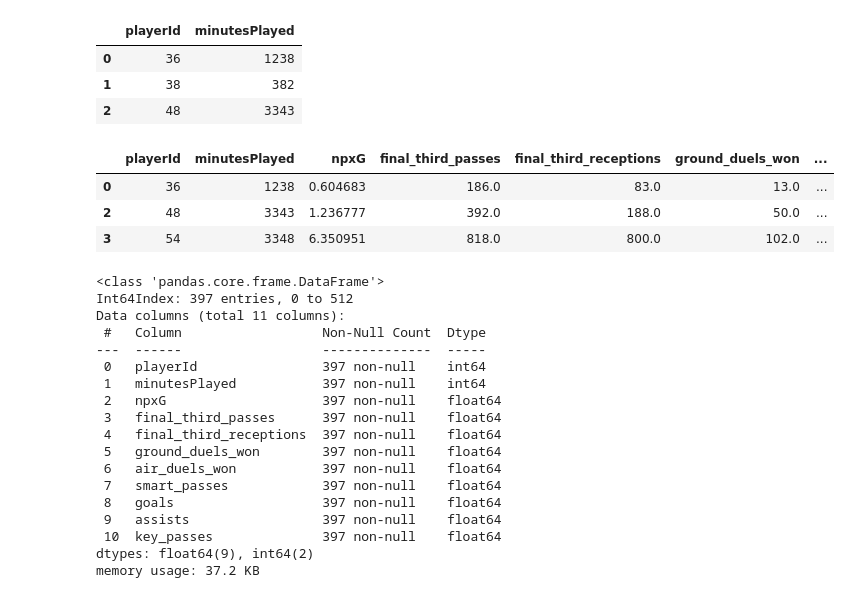
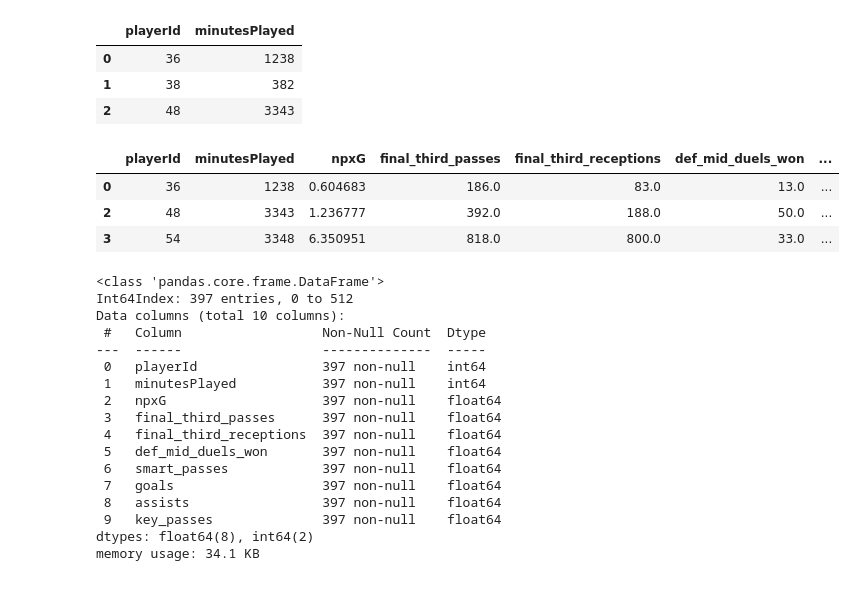
Before and after one commit to yashkarle/soccer-ds-stats, a Jupyter notebook: Projects/4UppsalaMMS/3_StatsScouting/radar_plots_example.ipynb, the cells around one changed output. Drawn from its saved outputs; the diff is of its cells as text; code cells hidden in the pictures.

```diff
--- a/Projects/4UppsalaMMS/3_StatsScouting/radar_plots_example.ipynb
+++ b/Projects/4UppsalaMMS/3_StatsScouting/radar_plots_example.ipynb
@@ -253,0 +271,34 @@ duels.head(3)
+# %%
+def wonDefMidDuels(df):
+    """
+    Parameters
+    ----------
+    df : dataframe
+        dataframe with Wyscout event data.
+
+    Returns
+    -------
+    duels_won: dataframe
+        dataframe with number of won Ground loose ball duel and Ground defending duel for a player
+
+    """
+    #find ground duels won
+    ground_def_duels = df.loc[df["subEventName"].isin(["Ground defending duel", "Ground loose ball duel"])]
+    won_def_duels = ground_def_duels.loc[ground_def_duels.apply (lambda x:{'id':703} in x.tags, axis = 1)]
+
+    #filter for middle 3rd duels
+    won_def_duels["x"] = won_def_duels.positions.apply(lambda cell: (cell[0]['x']) * 105/100)
+    won_def_duels["y"] = won_def_duels.positions.apply(lambda cell: (100 - cell[0]['y']) * 68/100)
+    won_def_mid_duels = won_def_duels.loc[(won_def_duels["x"] < 2*105/3) & (won_def_duels["x"] > 105/3)]
+
+    #group and sum duels
+    result =  won_def_mid_duels.groupby(["playerId"]).eventId.count().reset_index()
+    result.rename(columns = {'eventId':'def_mid_duels_won'}, inplace=True)
+
+    #outer join
+    # def_duels_won = wgdef_player.merge(wglb_player, how = "outer", on = ["playerId"])
+    return result
+
+def_mid_duels = wonDefMidDuels(train)
+#investigate structure
+def_mid_duels.sort_values(by="def_mid_duels_won", ascending=False)
@@ -346,28 +411,28 @@ minutes.head(3)
 # %%
 players = train["playerId"].unique()
 summary = pd.DataFrame(players, columns = ["playerId"])
 
 summary = summary.merge(npxg, how="left", on=["playerId"])\
                 .merge(final_third, how="left", on=["playerId"])\
-                .merge(duels, how="left", on=["playerId"])\
+                .merge(def_mid_duels, how="left", on=["playerId"])\
                 .merge(smart_passes, how="left", on=["playerId"])\
                 .merge(gakp, how="left", on=["playerId"])
 summary = minutes.merge(summary, how="left", on=["playerId"])
 
 summary = summary.fillna(0)
 summary = summary.loc[summary["minutesPlayed"] > 400]
 summary.head(3)
 # %% [output]
-|  | playerId | minutesPlayed | npxG | final_third_passes | final_third_receptions | ground_duels_won | ... |
+|  | playerId | minutesPlayed | npxG | final_third_passes | final_third_receptions | def_mid_duels_won | ... |
 | 0 | 36 | 1238 | 0.604683 | 186.0 | 83.0 | 13.0 | ... |
 | 2 | 48 | 3343 | 1.236777 | 392.0 | 188.0 | 50.0 | ... |
-| 3 | 54 | 3348 | 6.350951 | 818.0 | 800.0 | 102.0 | ... |
+| 3 | 54 | 3348 | 6.350951 | 818.0 | 800.0 | 33.0 | ... |
 # %%
 summary.info()
 # %% [output]
 <class 'pandas.core.frame.DataFrame'>
 Int64Index: 397 entries, 0 to 512
-Data columns (total 11 columns):
+Data columns (total 10 columns):
  #   Column                  Non-Null Count  Dtype
 ---  ------                  --------------  -----
  0   playerId                397 non-null    int64
@@ -375,11 +440,10 @@ Data columns (total 11 columns):
  2   npxG                    397 non-null    float64
  3   final_third_passes      397 non-null    float64
  4   final_third_receptions  397 non-null    float64
- 5   ground_duels_won        397 non-null    float64
- 6   air_duels_won           397 non-null    float64
- 7   smart_passes            397 non-null    float64
- 8   goals                   397 non-null    float64
- 9   assists                 397 non-null    float64
- 10  key_passes              397 non-null    float64
-dtypes: float64(9), int64(2)
-memory usage: 37.2 KB
+ 5   def_mid_duels_won       397 non-null    float64
+ 6   smart_passes            397 non-null    float64
+ 7   goals                   397 non-null    float64
+ 8   assists                 397 non-null    float64
+ 9   key_passes              397 non-null    float64
+dtypes: float64(8), int64(2)
+memory usage: 34.1 KB
```
Also changed, not shown: parts of 18 cells of this notebook, 3 other files.
